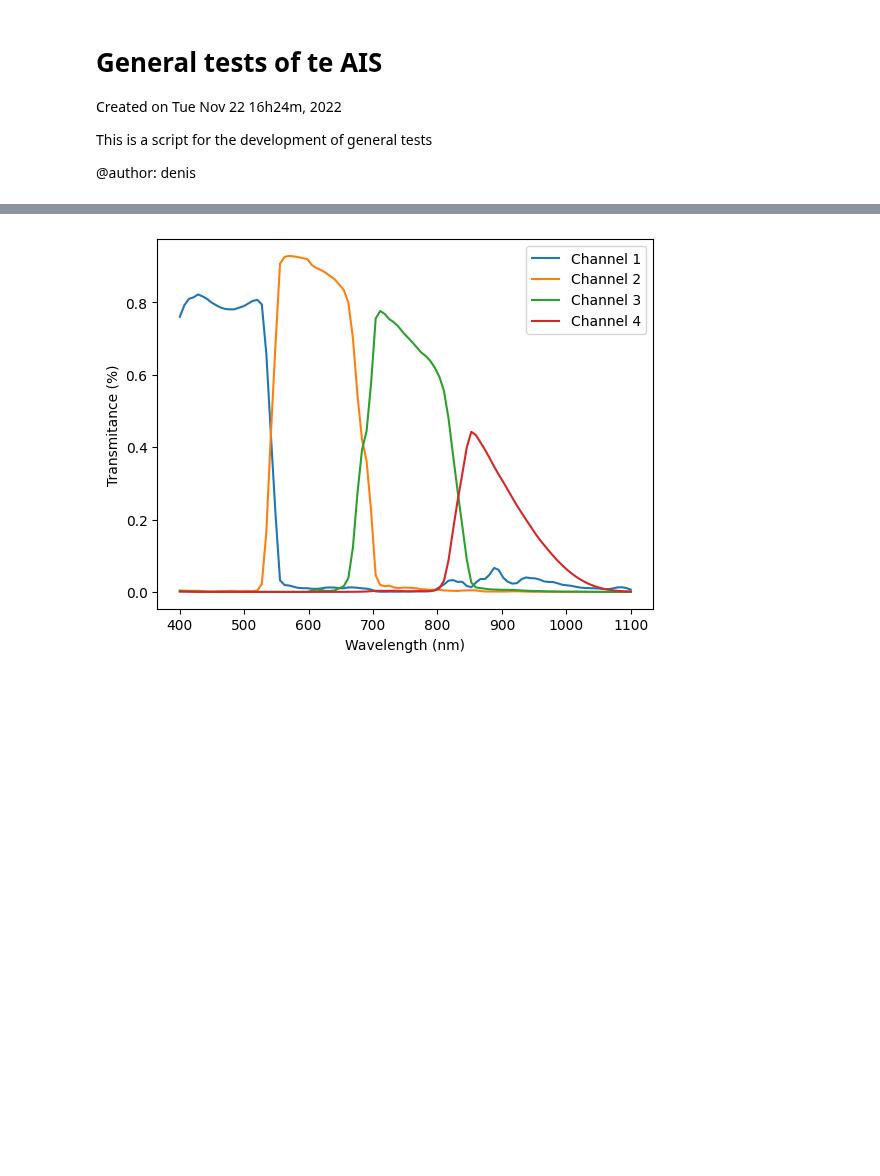
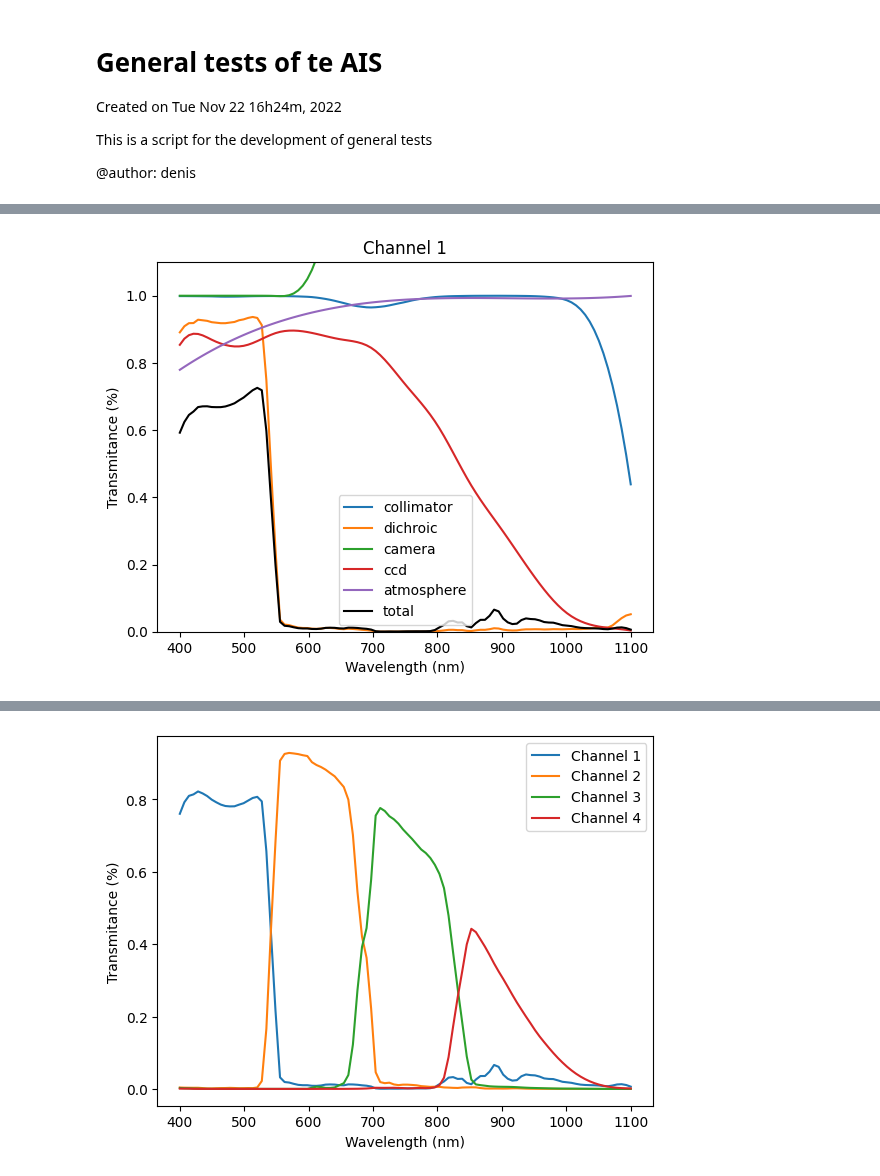
Before and after one commit to DBernardes/AIS, a Jupyter notebook: general_tests.ipynb, the cells around one changed output, grey strips where cells are left out. Saved outputs shown, nothing was run; the diff lists cells and outputs as text; code cells hidden in the pictures; blank space fills up the shorter version.

Commit message:
ploting spectral responses with notebook

```diff
--- a/general_tests.ipynb
+++ b/general_tests.ipynb
@@ -23,0 +22,39 @@ plt.show()
+# %%
+# Test the sparc4 spectral response
+from AIS.Spectral_Response import Channel, Atmosphere
+import matplotlib.pyplot as plt
+import numpy as np
+import os
+
+sr_total = np.ones(100)
+wv = np.linspace(400, 1100, 100)
+_channel_id = 1
+channel = Channel(_channel_id)
+sr = channel.get_spectral_response(wv, 'collimator.csv')
+sr_total *= sr
+plt.plot(wv, sr, label='collimator')
+sr = channel.get_spectral_response(wv, f'Channel {_channel_id}/dichroic.csv')
+sr_total *= sr
+plt.plot(wv, sr, label='dichroic')
+sr = channel.get_spectral_response(wv, f'Channel {_channel_id}/camera.csv')
+sr_total *= sr
+plt.plot(wv, sr, label='camera')
+sr = channel.get_spectral_response(wv, f'Channel {_channel_id}/ccd.csv')
+sr_total *= sr
+plt.plot(wv, sr, label='ccd')
+
+atm = Atmosphere()
+sr = atm.get_spectral_response(wv, 1, 'photometric')
+sr_total *= sr
+plt.plot(wv, sr, label='atmosphere')
+
+plt.plot(wv, sr_total, 'k', label='total')
+plt.legend()
+plt.ylim(0, 1.1)
+plt.xlabel('Wavelength (nm)')
+plt.ylabel('Transmitance (%)')
+plt.title(f'Channel {_channel_id}')
+plt.savefig(os.path.join('notebook_figures', f'Channel {_channel_id}.png'))
+plt.show()
+# %% [output]
+[figure, added]
```
Also changed, not shown: parts of 9 cells of this notebook, 8 other files.
